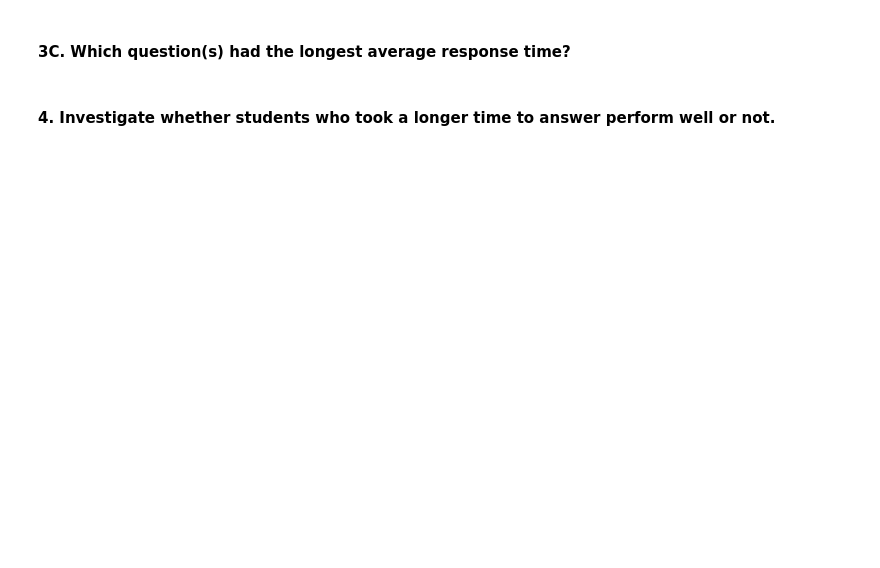
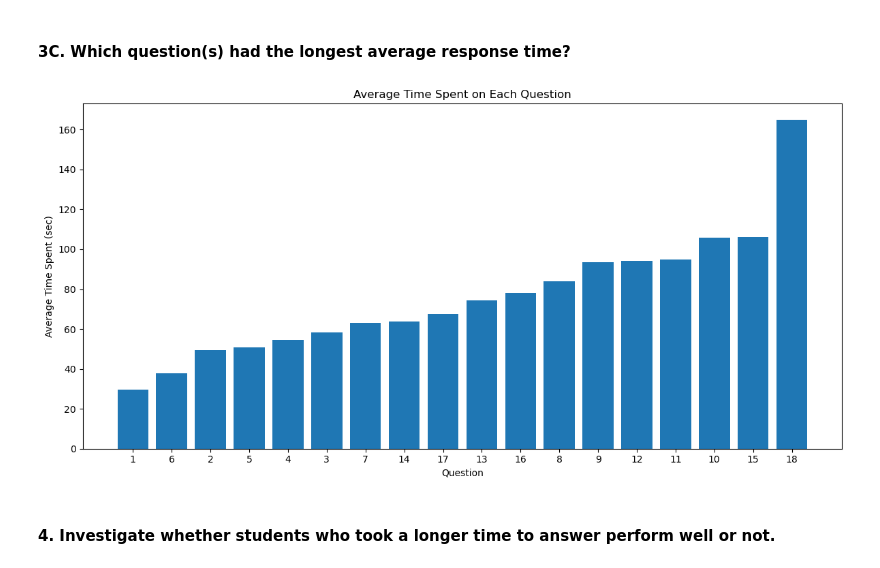
Before and after one commit to erdemhalil/DIT376-PDS, a Jupyter notebook: Assignment 7/a7.ipynb, the cells around one changed output. Saved outputs shown, nothing was run; the diff lists cells and outputs as text; code cells hidden in the pictures; blank space fills up the shorter version.

```diff
--- a/Assignment 7/a7.ipynb
+++ b/Assignment 7/a7.ipynb
@@ -62,4 +89,17 @@ longest = merged_df.loc[merged_df.groupby("User Name")["Time Spent"].idxmax()].s
 # %% [markdown]
 #### 3C. Which question(s) had the longest average response time?
+# %%
+average_time = merged_df.groupby("Question")["Time Spent"].mean().sort_values()
+
+plt.figure(figsize=(12, 6))
+plt.bar(range(1, len(average_time) + 1), average_time)
+plt.ylabel("Average Time Spent (sec)")
+plt.xlabel("Question")
+plt.title("Average Time Spent on Each Question")
+plt.xticks(range(1, len(average_time) + 1), average_time.index, rotation=0)
+plt.tight_layout()
+plt.show()
+# %% [output]
+[figure, added]
 # %% [markdown]
 #### 4. Investigate whether students who took a longer time to answer perform well or not.
```
Also changed, not shown: parts of 8 cells of this notebook.
